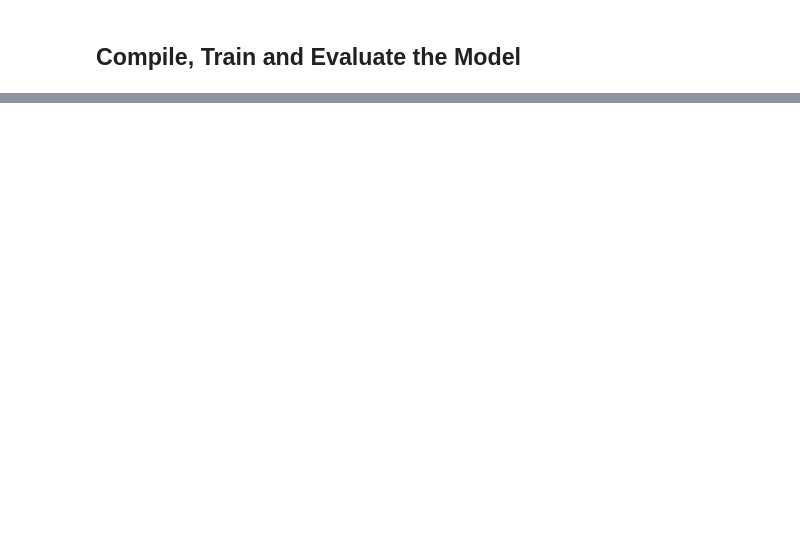
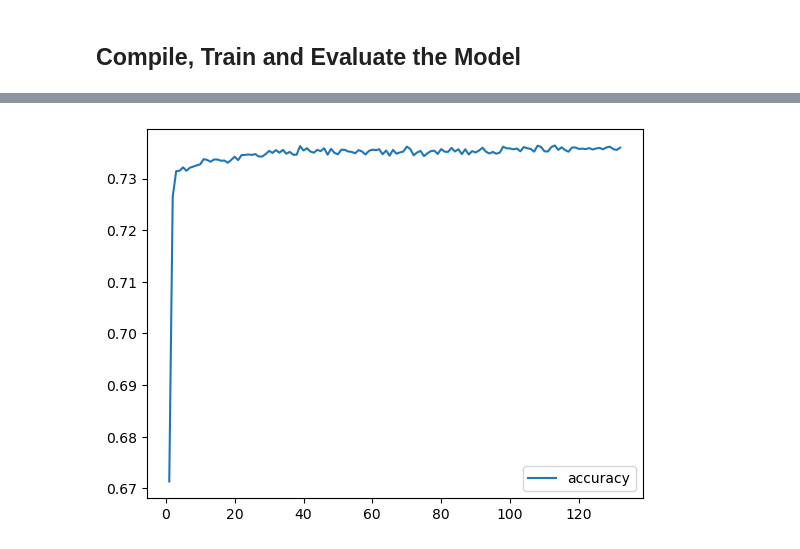
Before and after one commit to anthonybpino/deep-learning-challenge, a Jupyter notebook: deep_learning.ipynb, the cells around one changed output, grey strips where cells are left out. Drawn from its saved outputs; the diff is of its cells as text; code cells hidden in the pictures; blank space fills up the shorter version.

```diff
--- a/deep_learning.ipynb
+++ b/deep_learning.ipynb
@@ -150,9 +154,10 @@ Name: CLASSIFICATION, dtype: int64
 # %%
 # Split our preprocessed data into our features and target arrays
-#  YOUR CODE GOES HERE
+y = dummy_df["IS_SUCCESSFUL"]
+X = dummy_df.drop("IS_SUCCESSFUL", axis=1)
 
 # Split the preprocessed data into a training and testing dataset
-#  YOUR CODE GOES HERE
+X_train, X_test, y_train, y_test = train_test_split(X, y, random_state=3)
 # %%
 # Create a StandardScaler instances
 scaler = StandardScaler()
@@ -167,18 +172,20 @@ X_test_scaled = X_scaler.transform(X_test)
 ## Compile, Train and Evaluate the Model
 # %%
 # Define the model - deep neural net, i.e., the number of input features and hidden nodes for each layer.
-#  YOUR CODE GOES HERE
+num_features = len(X_train_scaled[0])
+layer1 = 10
+layer2 = 5
 
 nn = tf.keras.models.Sequential()
 
 # First hidden layer
-#  YOUR CODE GOES HERE
+nn.add(tf.keras.layers.Dense(units=layer1, activation="relu", input_dim=num_features))
 
 # Second hidden layer
-#  YOUR CODE GOES HERE
+nn.add(tf.keras.layers.Dense(units=layer2, activation="relu"))
 
 # Output layer
-#  YOUR CODE GOES HERE
+nn.add(tf.keras.layers.Dense(units=1, activation="sigmoid"))
 
 # Check the structure of the model
 nn.summary()
@@ -230,0 +208,6 @@ Epoch 100/100
+# %%
+# Compile the model
+nn.compile(loss="binary_crossentropy", optimizer="adam", metrics=["accuracy"])
+# %%
+# Train the model
+fit_model = nn.fit(X_train_scaled, y_train, epochs=132)
@@ -238,2 +239,11 @@ Loss: 0.557812534073699, Accuracy: 0.7262973785400391
+# %%
+import matplotlib.pyplot as plt
+
+model_df = pd.DataFrame(fit_model.history)
+model_df.index += 1
+model_df.plot(y="accuracy")
+plt.show()
+# %% [output]
+[figure, added]
 # %%
 # Export our model to HDF5 file
```
Also changed, not shown: parts of 14 cells of this notebook.
